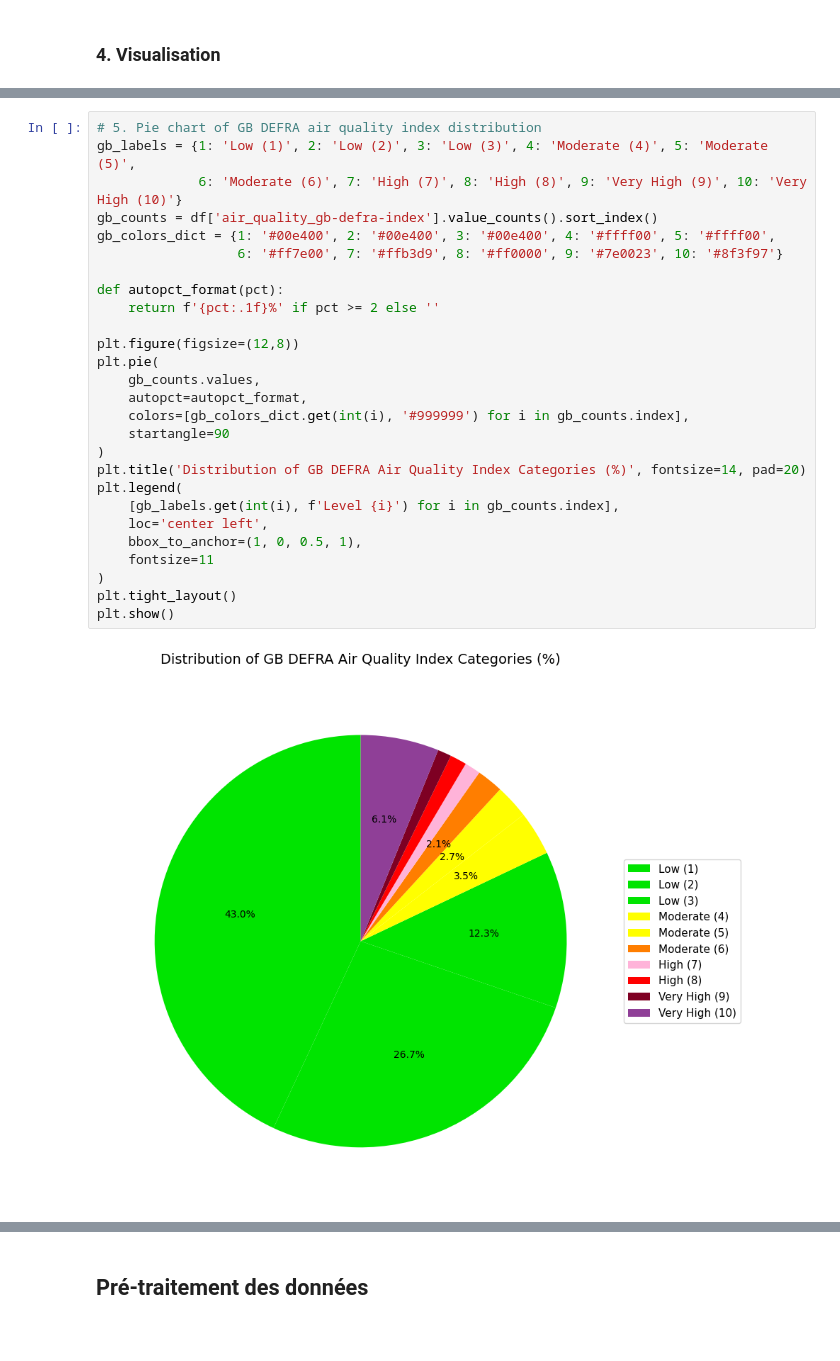
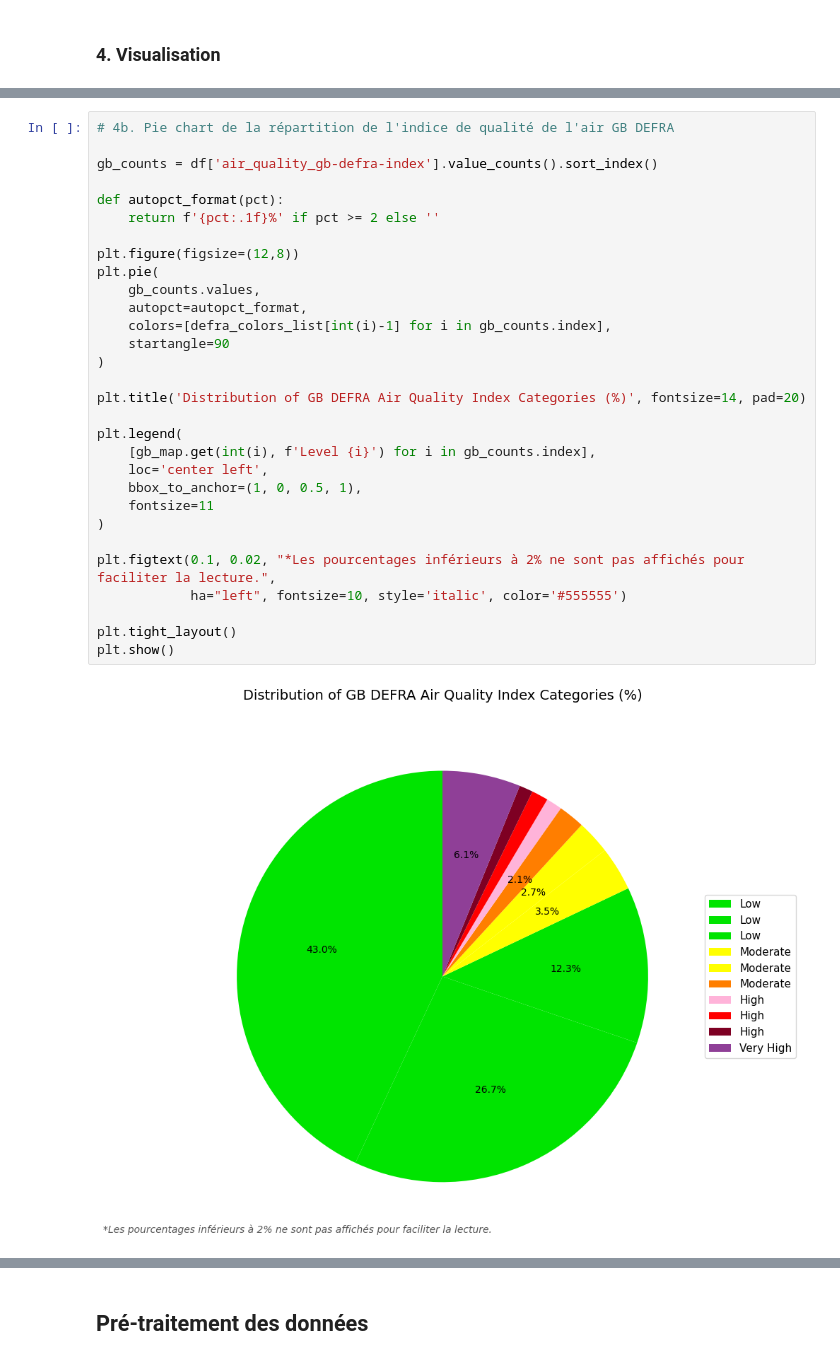
Before and after one commit to leagravellard/Memoire, a Jupyter notebook: notebooks/01_exploration.ipynb, the cells around one changed output, grey strips where cells are left out. Drawn from its saved outputs; the diff is of its cells as text.

```diff
--- a/notebooks/01_exploration.ipynb
+++ b/notebooks/01_exploration.ipynb
@@ -372,31 +412,34 @@ Passing `palette` without assigning `hue` is deprecated and will be removed in v
 [figure]
 # %%
-# 5. Pie chart of GB DEFRA air quality index distribution
-gb_labels = {1: 'Low (1)', 2: 'Low (2)', 3: 'Low (3)', 4: 'Moderate (4)', 5: 'Moderate (5)',
-             6: 'Moderate (6)', 7: 'High (7)', 8: 'High (8)', 9: 'Very High (9)', 10: 'Very High (10)'}
+# 4b. Pie chart de la répartition de l'indice de qualité de l'air GB DEFRA
+
 gb_counts = df['air_quality_gb-defra-index'].value_counts().sort_index()
-gb_colors_dict = {1: '#00e400', 2: '#00e400', 3: '#00e400', 4: '#ffff00', 5: '#ffff00',
-                  6: '#ff7e00', 7: '#ffb3d9', 8: '#ff0000', 9: '#7e0023', 10: '#8f3f97'}
 
 def autopct_format(pct):
     return f'{pct:.1f}%' if pct >= 2 else ''
 
 plt.figure(figsize=(12,8))
 plt.pie(
     gb_counts.values,
     autopct=autopct_format,
-    colors=[gb_colors_dict.get(int(i), '#999999') for i in gb_counts.index],
+    colors=[defra_colors_list[int(i)-1] for i in gb_counts.index],
     startangle=90
 )
+
 plt.title('Distribution of GB DEFRA Air Quality Index Categories (%)', fontsize=14, pad=20)
+
 plt.legend(
-    [gb_labels.get(int(i), f'Level {i}') for i in gb_counts.index],
+    [gb_map.get(int(i), f'Level {i}') for i in gb_counts.index],
     loc='center left',
     bbox_to_anchor=(1, 0, 0.5, 1),
     fontsize=11
 )
+
+plt.figtext(0.1, 0.02, "*Les pourcentages inférieurs à 2% ne sont pas affichés pour faciliter la lecture.",
+            ha="left", fontsize=10, style='italic', color='#555555')
+
 plt.tight_layout()
 plt.show()
 # %% [output]
-[figure, old version]
+[figure, new version]
 # %%
```
Also changed, not shown: parts of 65 cells of this notebook.
